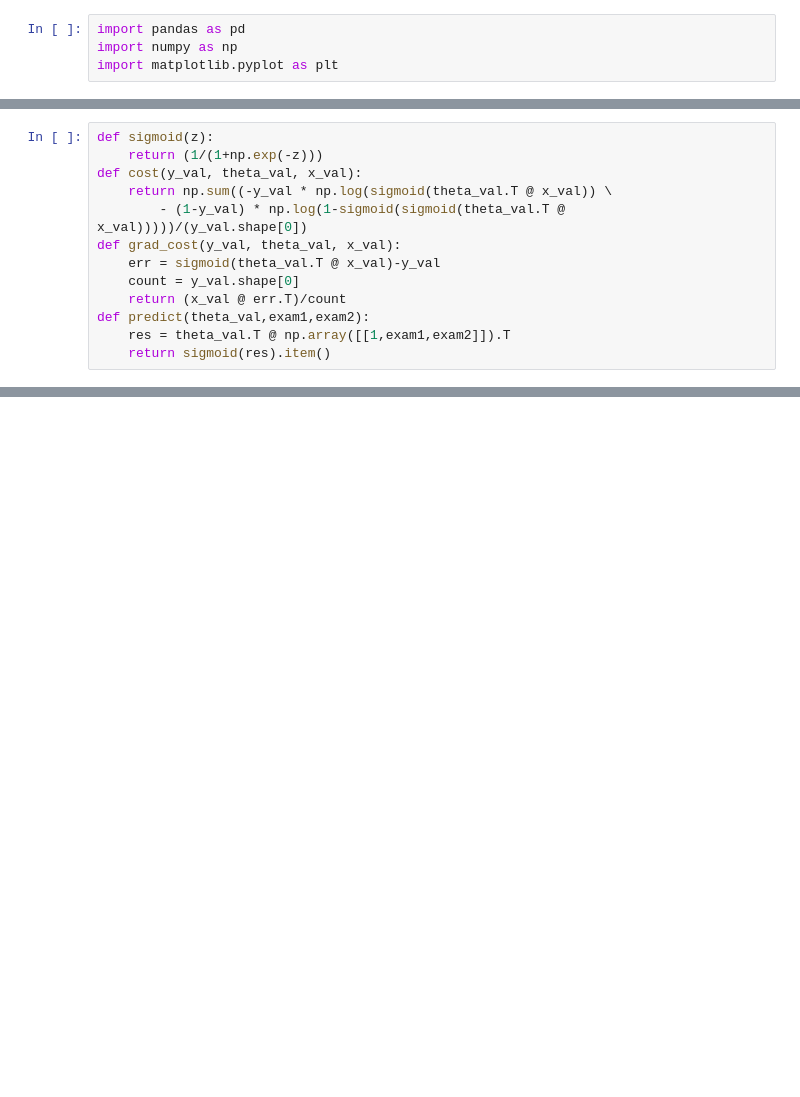
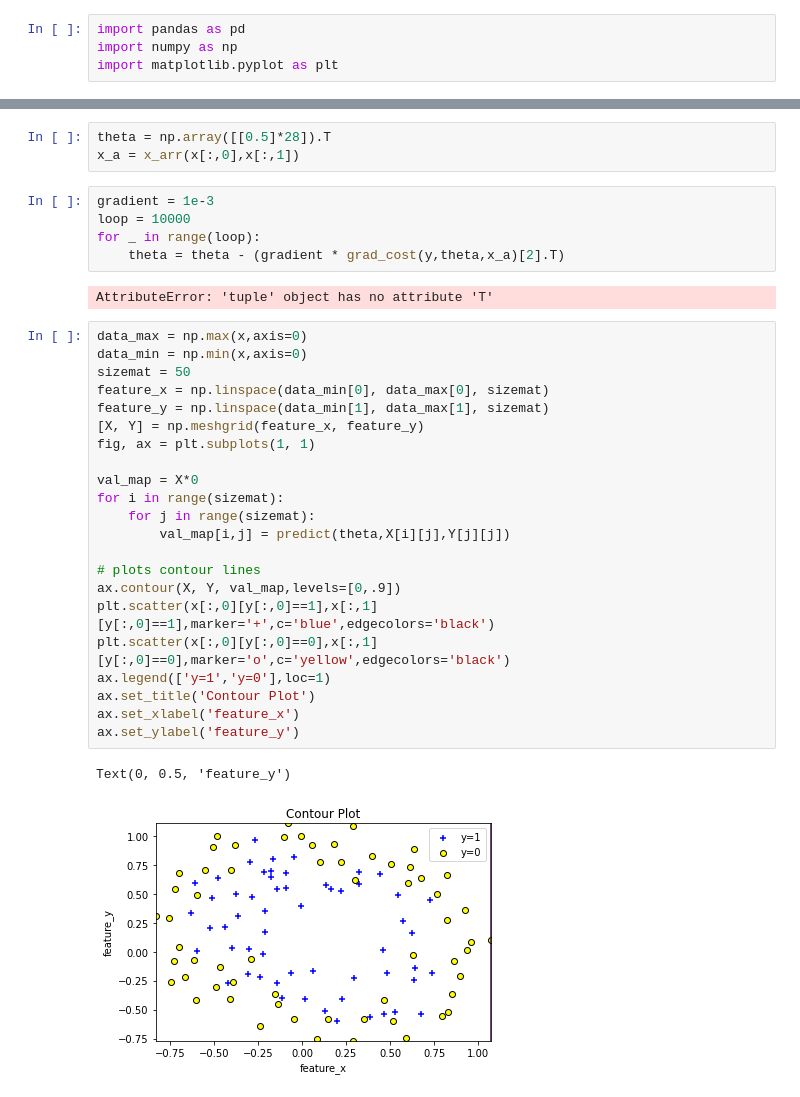
Before and after one commit to ChandraLiuswanto/MLE_test, a Jupyter notebook: Classification/ex2data2.ipynb, the cells around one changed output, grey strips where cells are left out. Saved outputs shown, nothing was run; the diff lists cells and outputs as text; blank space fills up the shorter version.

```diff
--- a/Classification/ex2data2.ipynb
+++ b/Classification/ex2data2.ipynb
@@ -28,13 +16,0 @@ plt.legend(['Admitted','Not Admitted'],loc=1)
-# %%
-def sigmoid(z):
-    return (1/(1+np.exp(-z)))
-def cost(y_val, theta_val, x_val):
-    return np.sum((-y_val * np.log(sigmoid(theta_val.T @ x_val)) \
-        - (1-y_val) * np.log(1-sigmoid(sigmoid(theta_val.T @ x_val)))))/(y_val.shape[0])
-def grad_cost(y_val, theta_val, x_val):
-    err = sigmoid(theta_val.T @ x_val)-y_val
-    count = y_val.shape[0]
-    return (x_val @ err.T)/count
-def predict(theta_val,exam1,exam2):
-    res = theta_val.T @ np.array([[1,exam1,exam2]]).T
-    return sigmoid(res).item()
@@ -74,0 +73,35 @@ predict(theta,45,85)
+# %%
+theta = np.array([[0.5]*28]).T
+x_a = x_arr(x[:,0],x[:,1])
+# %%
+gradient = 1e-3
+loop = 10000
+for _ in range(loop):
+    theta = theta - (gradient * grad_cost(y,theta,x_a)[2].T)
+# %% [output]
+AttributeError: 'tuple' object has no attribute 'T'
+# %%
+data_max = np.max(x,axis=0)
+data_min = np.min(x,axis=0)
+sizemat = 50
+feature_x = np.linspace(data_min[0], data_max[0], sizemat)
+feature_y = np.linspace(data_min[1], data_max[1], sizemat)
+[X, Y] = np.meshgrid(feature_x, feature_y)
+fig, ax = plt.subplots(1, 1)
+
+val_map = X*0
+for i in range(sizemat):
+    for j in range(sizemat):
+        val_map[i,j] = predict(theta,X[i][j],Y[j][j])
+
+# plots contour lines
+ax.contour(X, Y, val_map,levels=[0,.9])
+plt.scatter(x[:,0][y[:,0]==1],x[:,1][y[:,0]==1],marker='+',c='blue',edgecolors='black')
+plt.scatter(x[:,0][y[:,0]==0],x[:,1][y[:,0]==0],marker='o',c='yellow',edgecolors='black')
+ax.legend(['y=1','y=0'],loc=1)
+ax.set_title('Contour Plot')
+ax.set_xlabel('feature_x')
+ax.set_ylabel('feature_y')
+# %% [output]
+Text(0, 0.5, 'feature_y')
+[figure, added]
```
Also changed, not shown: parts of 12 cells of this notebook.
